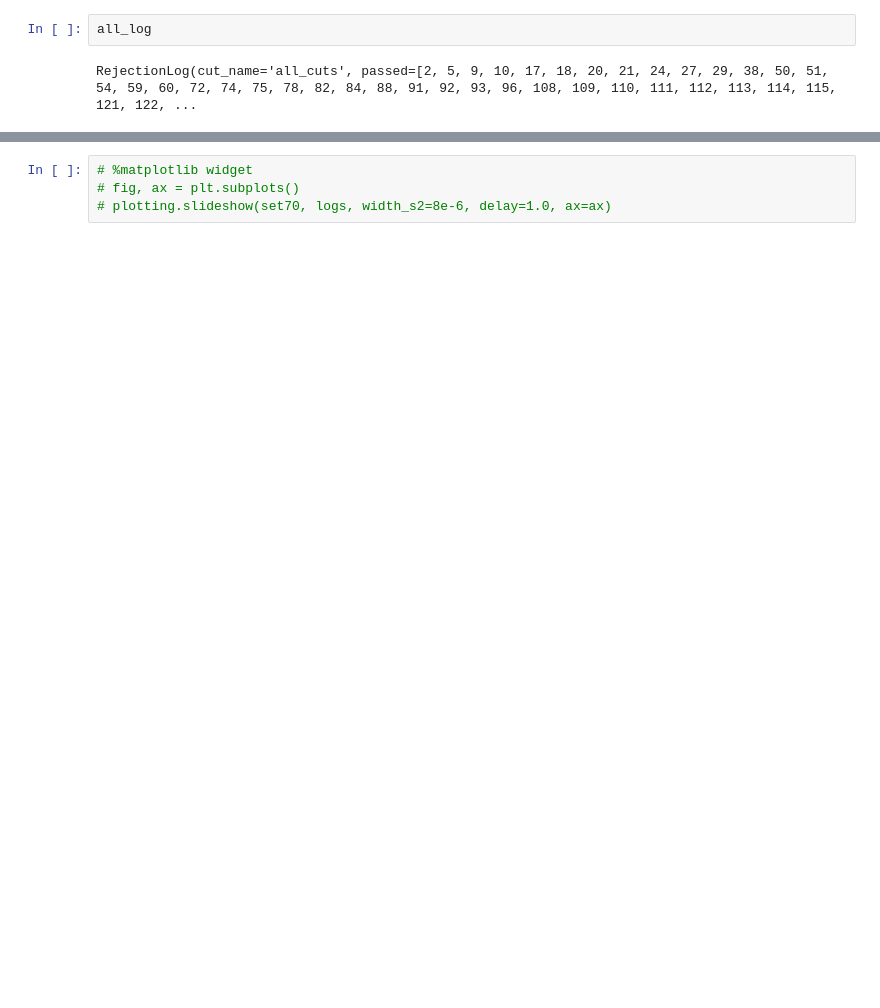
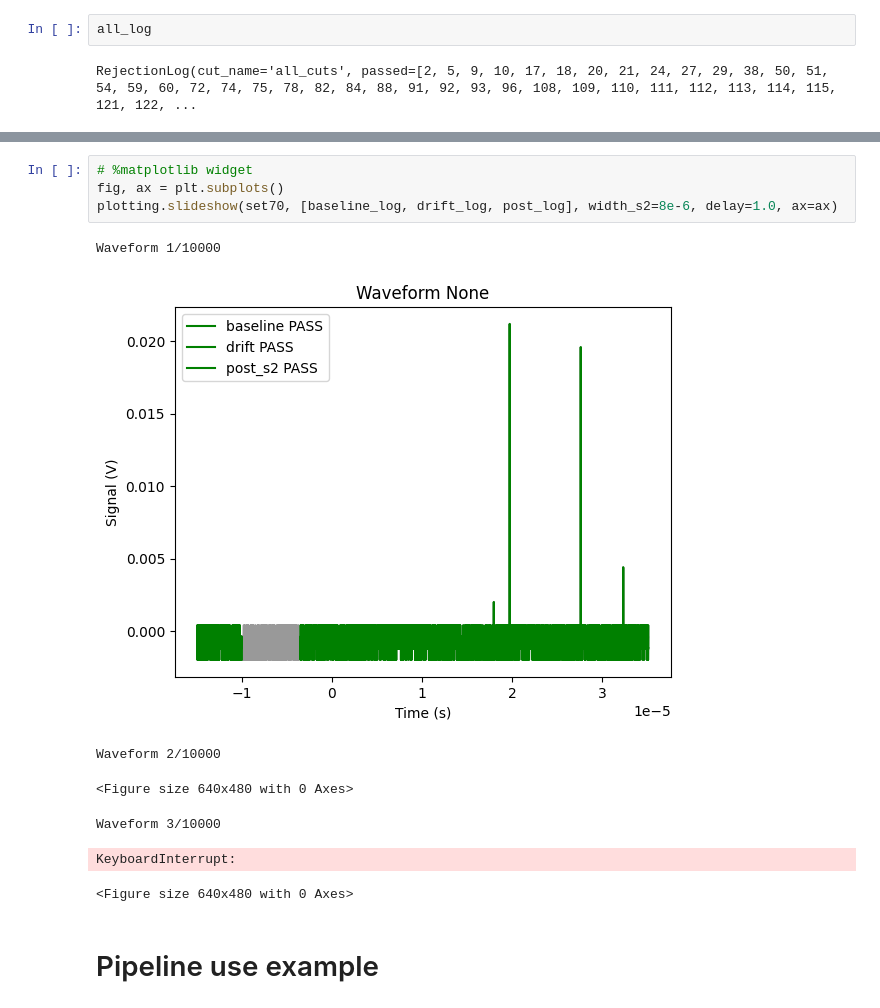
Before and after one commit to proscrite/RaTag, a Jupyter notebook: notebooks/refactoring_dataclass.ipynb, the cells around one changed output, grey strips where cells are left out. Saved outputs shown, nothing was run; the diff lists cells and outputs as text; blank space fills up the shorter version.

```diff
--- a/notebooks/refactoring_dataclass.ipynb
+++ b/notebooks/refactoring_dataclass.ipynb
@@ -168,4 +183,14 @@ plotting.scroll_waveforms(clean_set, [all_log], width_s2=8e-6)
 # %%
 # %matplotlib widget
-# fig, ax = plt.subplots()
-# plotting.slideshow(set70, logs, width_s2=8e-6, delay=1.0, ax=ax)
+fig, ax = plt.subplots()
+plotting.slideshow(set70, [baseline_log, drift_log, post_log], width_s2=8e-6, delay=1.0, ax=ax)
+# %% [output]
+Waveform 1/10000
+[figure, added]
+Waveform 2/10000
+<Figure size 640x480 with 0 Axes>
+Waveform 3/10000
+KeyboardInterrupt:
+<Figure size 640x480 with 0 Axes>
+# %% [markdown]
+# Pipeline use example
```
Also changed, not shown: parts of 26 cells of this notebook, 1 other file.
